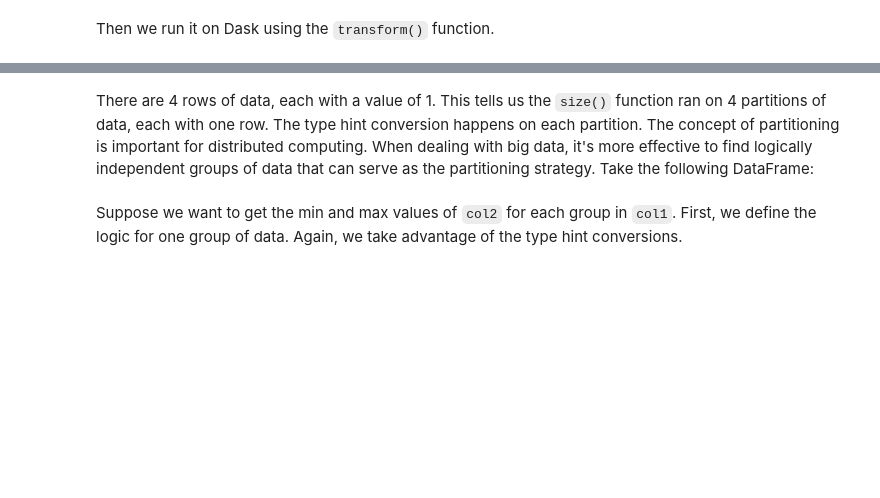
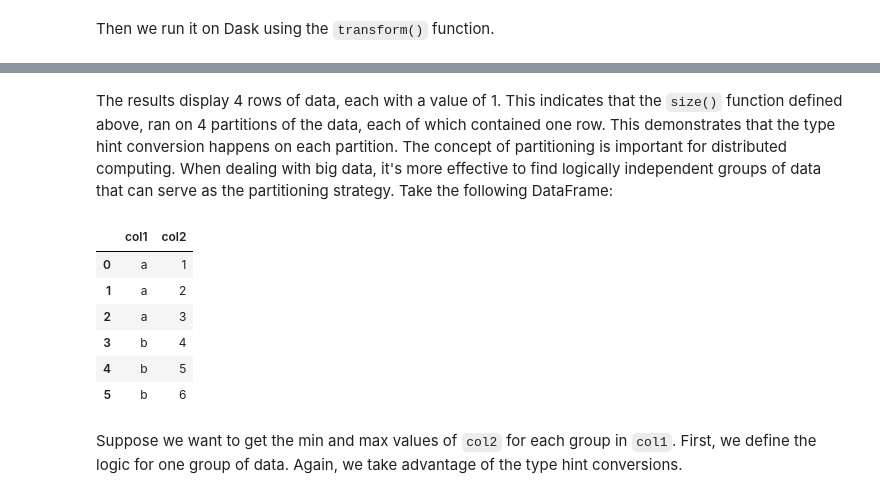
Before and after one commit to fugue-project/tutorials, a Jupyter notebook: tutorials/ten_minutes.ipynb, the cells around one changed output, grey strips where cells are left out. Saved outputs shown, nothing was run; the diff lists cells and outputs as text; code cells hidden in the pictures; blank space fills up the shorter version.

Commit message:
finished reviewing up to advanced partitioning strategies

```diff
--- a/tutorials/ten_minutes.ipynb
+++ b/tutorials/ten_minutes.ipynb
@@ -252,8 +267,17 @@ transform(df, size, schema="size:int", engine="dask").compute().head()
 # %% [markdown]
-There are 4 rows of data, each with a value of 1. This tells us the `size()` function ran on 4 partitions of data, each with one row. The type hint conversion happens on each partition. The concept of partitioning is important for distributed computing. When dealing with big data, it's more effective to find logically independent groups of data that can serve as the partitioning strategy. Take the following DataFrame:
+The results display 4 rows of data, each with a value of 1. This indicates that the `size()` function defined above, ran on 4 partitions of the data, each of which contained one row. This demonstrates that the type hint conversion happens on each partition. The concept of partitioning is important for distributed computing. When dealing with big data, it's more effective to find logically independent groups of data that can serve as the partitioning strategy. Take the following DataFrame:
 # %%
 df = pd.DataFrame({"col1": ["a","a","a","b","b","b"],
                    "col2": [1,2,3,4,5,6]})
+df
+# %% [output]
+|  | col1 | col2 |
+| 0 | a | 1 |
+| 1 | a | 2 |
+| 2 | a | 3 |
+| 3 | b | 4 |
+| 4 | b | 5 |
+| 5 | b | 6 |
 # %% [markdown]
 Suppose we want to get the min and max values of `col2` for each group in `col1`. First, we define the logic for one group of data. Again, we take advantage of the type hint conversions.
 # %%
```
Also changed, not shown: parts of 12 cells of this notebook.
